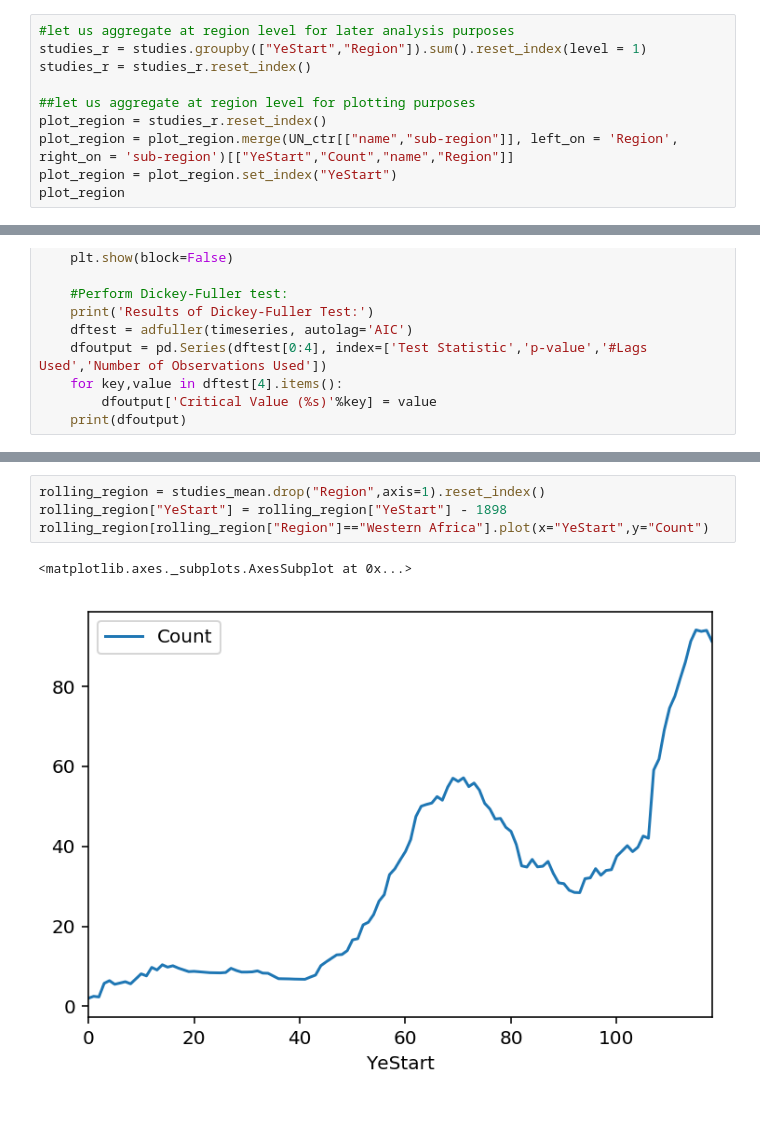
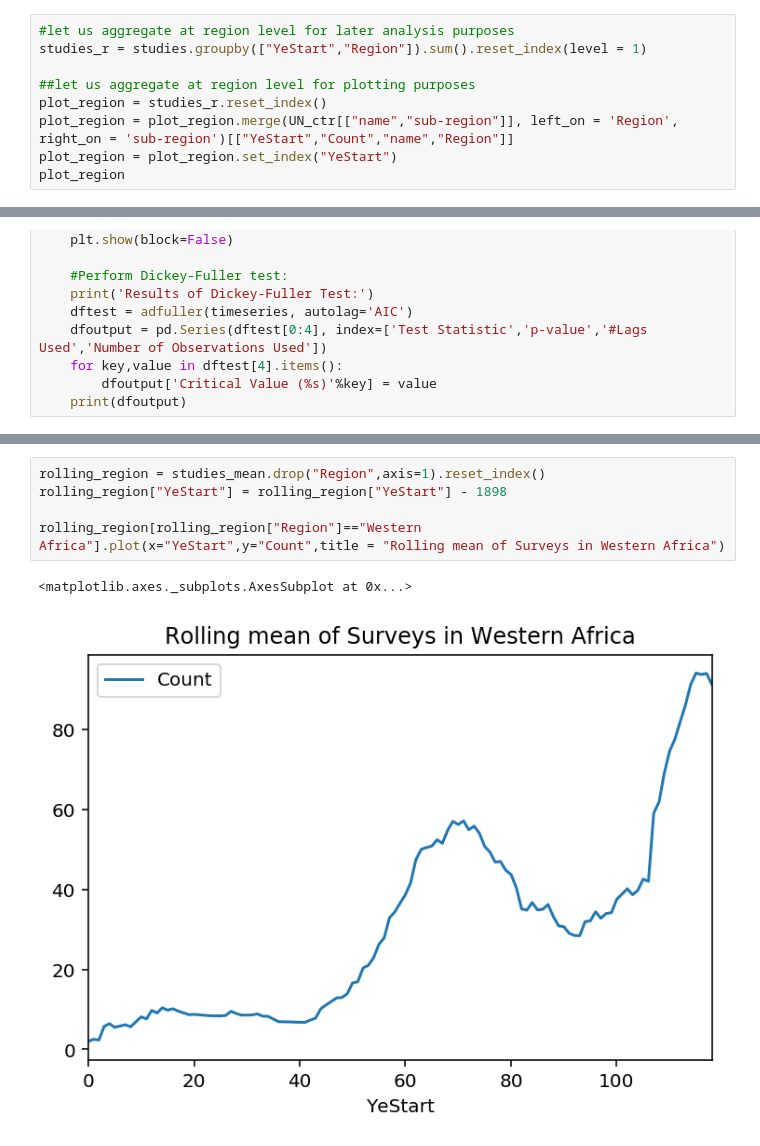
Before and after one commit to SebastianS09/Malaria, a Jupyter notebook: African_anopheline_vectors.ipynb, the cells around one changed output, grey strips where cells are left out. Cells and saved outputs as stored; diff of their text form; blank space fills up the shorter version.

```diff
--- a/African_anopheline_vectors.ipynb
+++ b/African_anopheline_vectors.ipynb
@@ -1138,7 +1252,6 @@ print(studies.head(20))
 # %%
 #let us aggregate at region level for later analysis purposes
 studies_r = studies.groupby(["YeStart","Region"]).sum().reset_index(level = 1)
-studies_r = studies_r.reset_index()
 
 ##let us aggregate at region level for plotting purposes
 plot_region = studies_r.reset_index()
@@ -1266,7 +1437,8 @@ plt.show()
 # %%
 rolling_region = studies_mean.drop("Region",axis=1).reset_index()
 rolling_region["YeStart"] = rolling_region["YeStart"] - 1898
-rolling_region[rolling_region["Region"]=="Western Africa"].plot(x="YeStart",y="Count")
+
+rolling_region[rolling_region["Region"]=="Western Africa"].plot(x="YeStart",y="Count",title = "Rolling mean of Surveys in Western Africa")
 # %% [output]
 <matplotlib.axes._subplots.AxesSubplot at 0x...>
-[figure, old version]
+[figure, new version]
```
Also changed, not shown: parts of 12 cells of this notebook.
